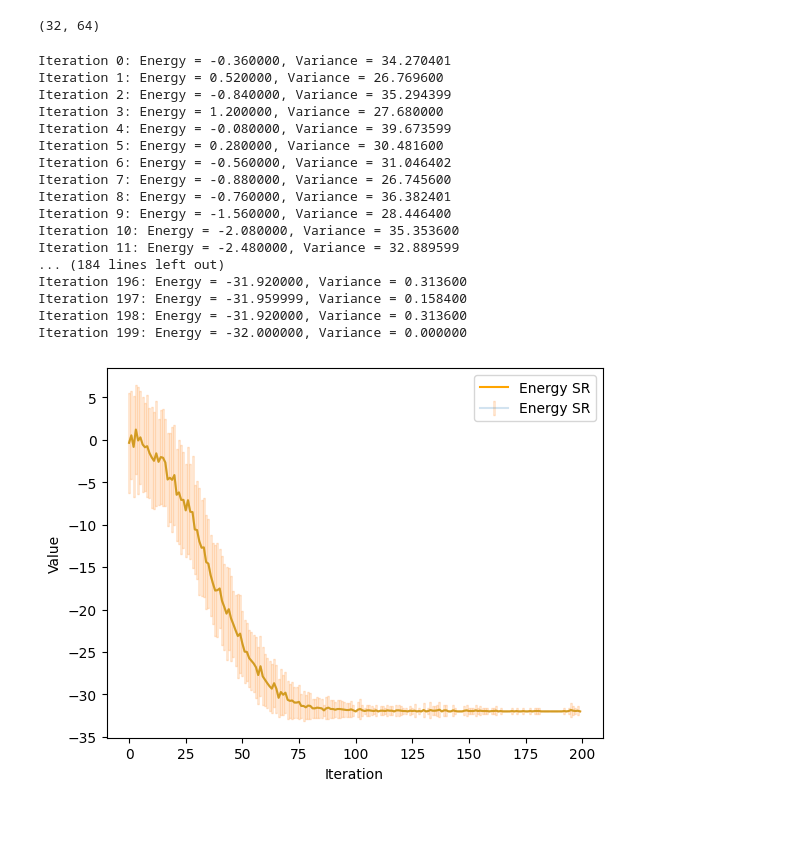
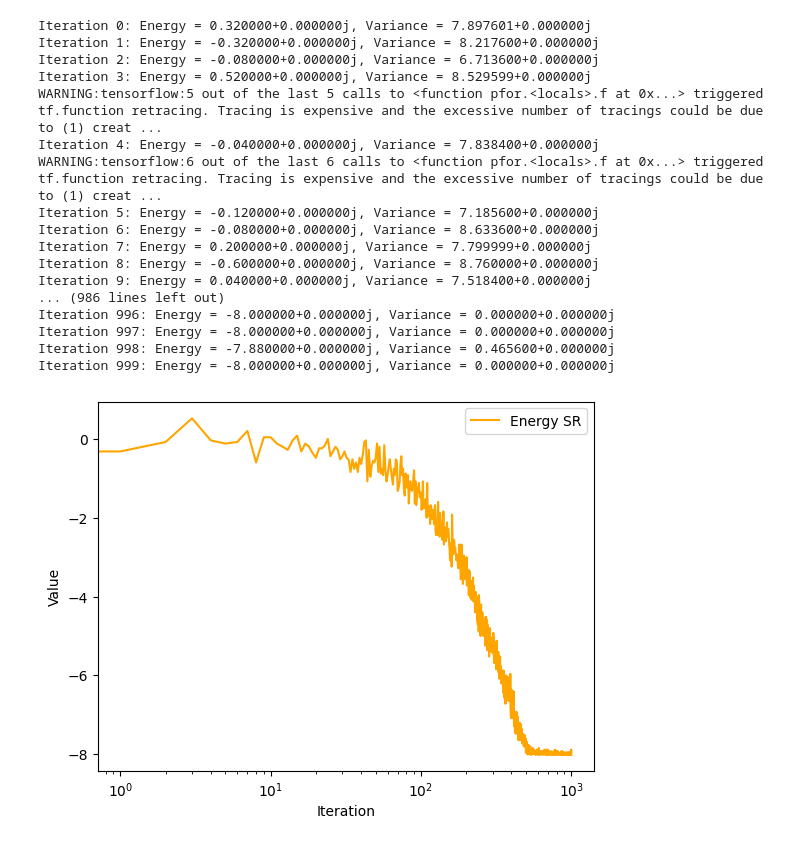
Before and after one commit to stevelonny/nnqs, a Jupyter notebook: opt_trials.ipynb, the cells around one changed output. Drawn from its saved outputs; the diff is of its cells as text; code cells hidden in the pictures; blank space fills up the shorter version.

```diff
--- a/opt_trials.ipynb
+++ b/opt_trials.ipynb
@@ -19,18 +22,18 @@ W0000 00:00:1752334739.980861  142373 computation_placer.cc:177] computation pla
 To enable the following instructions: AVX2 FMA, in other operations, rebuild TensorFlow with the appropriate compiler flags.
 # %%
-L = 32
+L = 8
 n_spins = L * L
-density = 2
+density = 4
 n_hidden_spins = int(L * density)
 # %%
-wave_1 = nnqs.RBM(n_visible=L, n_hidden=n_hidden_spins, std_weights=0.01)
+wave_1 = nnqs.RBM(n_visible=L, n_hidden=n_hidden_spins, std_visible=0.01, std_hidden=0.01, std_weights=0.01)
 print("a:", wave_1.a.numpy())
 print("b:", wave_1.b.numpy())
 print("W:", wave_1.W.numpy())
 m_sampler_1 = sampler.GibbsSampler(n_visible=L, n_hidden=n_hidden_spins, k=5, batch_size=100)
 #print("Initial state:", m_sampler.current_state)
 
-ham = TFIH(L=L, J=1.0, h=0.0)
+ham = TFIH(L=L, J=-1.0, h=0.0)
 
 opt_1 = optimizer.StochasticReconfiguration(
     wave_function=wave_1,
@@ -60,25 +63,20 @@ b: [ 0.03698665 -0.0867383   0.00976002  0.09975226  0.02024543 -0.064565
-# %%
-print(wave_1.W.shape)
-#opt_1.optimizer = tf.keras.optimizers.Adam(learning_rate=0.001, gradient_accumulation_steps=8)
-# %% [output]
-(32, 64)
 # %%
-results_sr = opt_1.train(n_iterations=200)
+results_sr = opt_1.train(n_iterations=1000)
 # %% [output]
-Iteration 0: Energy = -0.360000, Variance = 34.270401
-Iteration 1: Energy = 0.520000, Variance = 26.769600
-Iteration 2: Energy = -0.840000, Variance = 35.294399
-Iteration 3: Energy = 1.200000, Variance = 27.680000
-Iteration 4: Energy = -0.080000, Variance = 39.673599
-Iteration 5: Energy = 0.280000, Variance = 30.481600
-Iteration 6: Energy = -0.560000, Variance = 31.046402
-Iteration 7: Energy = -0.880000, Variance = 26.745600
-Iteration 8: Energy = -0.760000, Variance = 36.382401
-Iteration 9: Energy = -1.560000, Variance = 28.446400
-Iteration 10: Energy = -2.080000, Variance = 35.353600
-Iteration 11: Energy = -2.480000, Variance = 32.889599
-... (184 lines left out)
-Iteration 196: Energy = -31.920000, Variance = 0.313600
-Iteration 197: Energy = -31.959999, Variance = 0.158400
-Iteration 198: Energy = -31.920000, Variance = 0.313600
-Iteration 199: Energy = -32.000000, Variance = 0.000000
+Iteration 0: Energy = 0.320000+0.000000j, Variance = 7.897601+0.000000j
+Iteration 1: Energy = -0.320000+0.000000j, Variance = 8.217600+0.000000j
+Iteration 2: Energy = -0.080000+0.000000j, Variance = 6.713600+0.000000j
+Iteration 3: Energy = 0.520000+0.000000j, Variance = 8.529599+0.000000j
+WARNING:tensorflow:5 out of the last 5 calls to <function pfor.<locals>.f at 0x...> triggered tf.function retracing. Tracing is expensive and the excessive number of tracings could be due to (1) creat ...
+Iteration 4: Energy = -0.040000+0.000000j, Variance = 7.838400+0.000000j
+WARNING:tensorflow:6 out of the last 6 calls to <function pfor.<locals>.f at 0x...> triggered tf.function retracing. Tracing is expensive and the excessive number of tracings could be due to (1) creat ...
+Iteration 5: Energy = -0.120000+0.000000j, Variance = 7.185600+0.000000j
+Iteration 6: Energy = -0.080000+0.000000j, Variance = 8.633600+0.000000j
+Iteration 7: Energy = 0.200000+0.000000j, Variance = 7.799999+0.000000j
+Iteration 8: Energy = -0.600000+0.000000j, Variance = 8.760000+0.000000j
+Iteration 9: Energy = 0.040000+0.000000j, Variance = 7.518400+0.000000j
+... (986 lines left out)
+Iteration 996: Energy = -8.000000+0.000000j, Variance = 0.000000+0.000000j
+Iteration 997: Energy = -8.000000+0.000000j, Variance = 0.000000+0.000000j
+Iteration 998: Energy = -7.880000+0.000000j, Variance = 0.465600+0.000000j
+Iteration 999: Energy = -8.000000+0.000000j, Variance = 0.000000+0.000000j
@@ -88,32 +91,34 @@ import matplotlib.pyplot as plt
 # %%
 #plt.errorbar(
 #    np.arange(len(results_vmc['energies'])),
 #    results_vmc['energies'],
 #    yerr=np.sqrt(results_vmc['variances']),
 #    label='Energy VMC',
 #    ecolor='tab:blue',
 #    elinewidth=2,
 #    alpha=0.2,
 #    capsize=1
 #)
-plt.errorbar(
-    np.arange(len(results_sr['energies'])),
-    results_sr['energies'],
-    yerr=np.sqrt(results_sr['variances']),
-    label='Energy SR',
-    ecolor='tab:orange',
-    elinewidth=2,
-    alpha=0.2,
-    capsize=1
-)
+
+#plt.errorbar(
+#    np.arange(len(results_sr['energies'])),
+#    (results_sr['energies']),
+#    yerr=np.sqrt(results_sr['variances']),
+#    label='Energy SR',
+#    ecolor='tab:orange',
+#    elinewidth=2,
+#    alpha=0.2,
+#    capsize=1
+#)
+plt.xscale('log')
 #plt.plot(results_vmc['energies'], label='Energy VMC', color='blue')
 plt.plot(results_sr['energies'], label='Energy SR', color='orange')
 plt.xlabel('Iteration')
 plt.ylabel('Value')
 plt.legend()
 plt.show()
 # %% [output]
-[figure, old version]
+[figure, new version]
 # %%
 #print(m_sampler.sample(wave)[0])
 print(m_sampler_1.sample(wave_1)[0])
```
Also changed, not shown: parts of 24 cells of this notebook.
